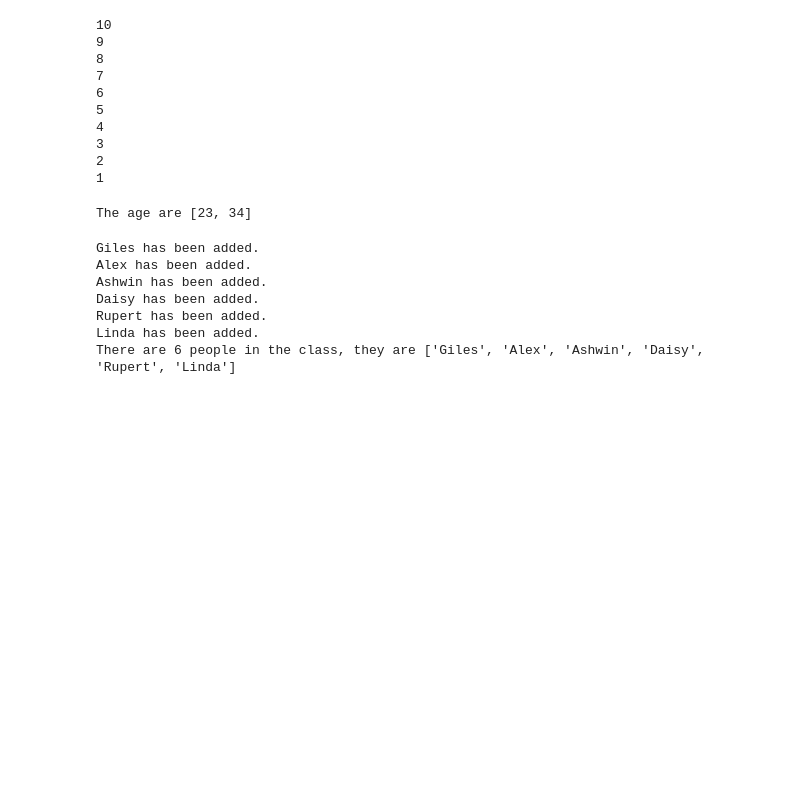
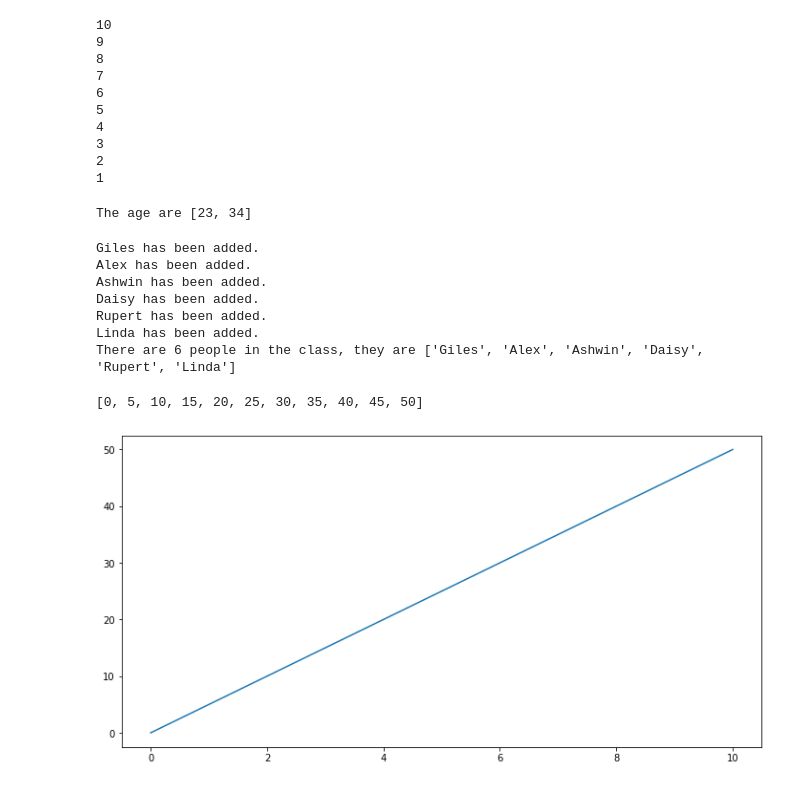
Before and after one commit to marufkhan-ahmad/demo, a Jupyter notebook: For loop.ipynb, the cells around one changed output. Saved outputs shown, nothing was run; the diff lists cells and outputs as text; code cells hidden in the pictures; blank space fills up the shorter version.

```diff
--- a/For loop.ipynb
+++ b/For loop.ipynb
@@ -245,0 +250,12 @@ There are 6 people in the class, they are ['Giles', 'Alex', 'Ashwin', 'Daisy', '
+# %%
+plt.rc('figure', figsize=(12,6))
+# %%
+values = list(range(0,55,5))
+values
+# %% [output]
+[0, 5, 10, 15, 20, 25, 30, 35, 40, 45, 50]
+# %%
+plt.plot(values)
+plt.show()
+# %% [output]
+[figure, added]
```
Also changed, not shown: parts of 6 cells of this notebook.
